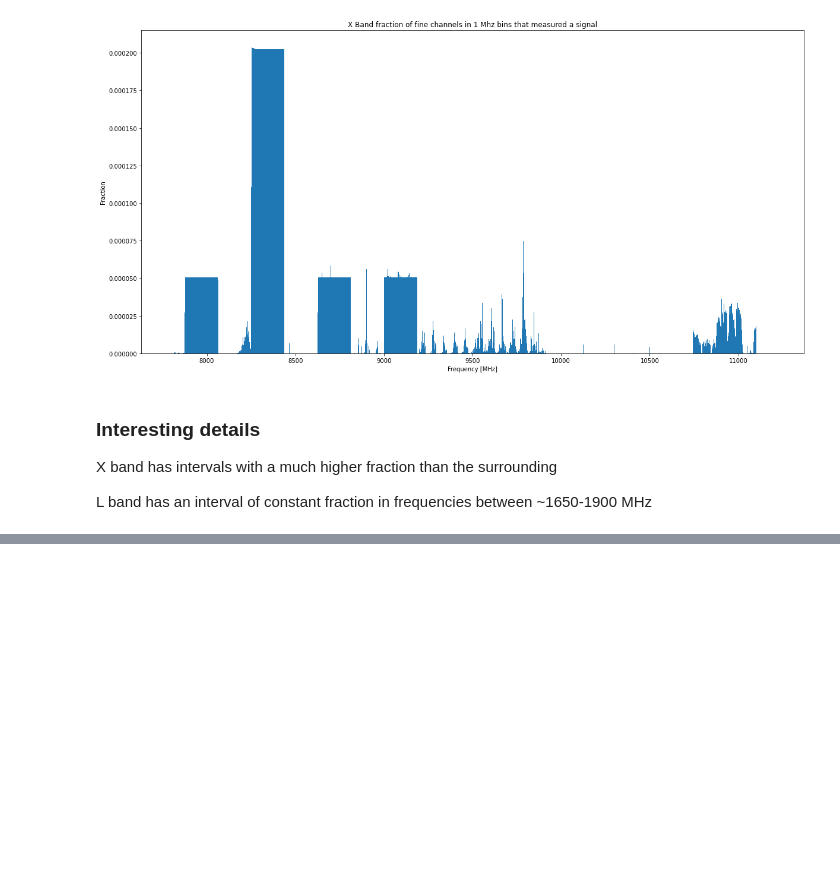
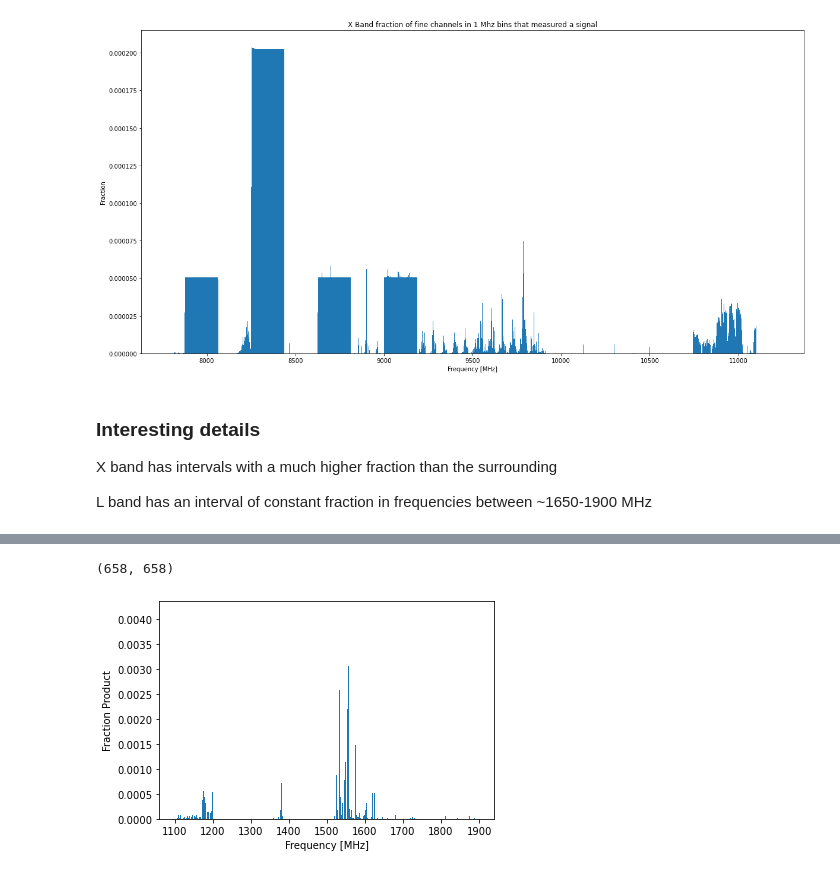
Before and after one commit to dbautista98/Breakthrough_Listen, a Jupyter notebook: turboSETI_vs_energy_detection.ipynb, the cells around one changed output, grey strips where cells are left out. Drawn from its saved outputs; the diff is of its cells as text; code cells hidden in the pictures; blank space fills up the shorter version.

Commit message:
combined spectral occupancy with fine channel fraction

```diff
--- a/turboSETI_vs_energy_detection.ipynb
+++ b/turboSETI_vs_energy_detection.ipynb
@@ -177,0 +174,16 @@ fraction_data["n files"]
+# %%
+spec_occ = read_pickle(ed_pickles[1])["bin_heights"]
+fracs = read_pickle(fine_pickles[1])["fine channel fraction"][:-1]
+len(fracs), len(spec_occ)
+# %% [output]
+(658, 658)
+# %%
+combined_fraction = spec_occ * fracs
+
+plt.figure()
+plt.bar(read_pickle(fine_pickles[1])["frequency bin"][:-1], combined_fraction)
+plt.xlabel("Frequency [MHz]")
+plt.ylabel("Fraction Product")
+plt.show()
+# %% [output]
+[figure, added]
```
Also changed, not shown: parts of 7 cells of this notebook.
